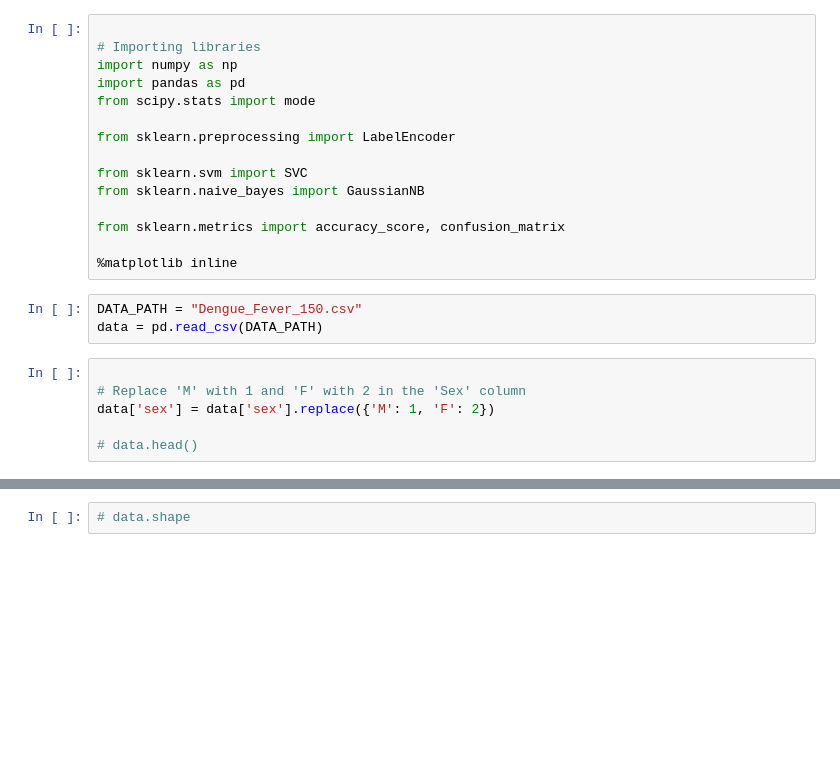
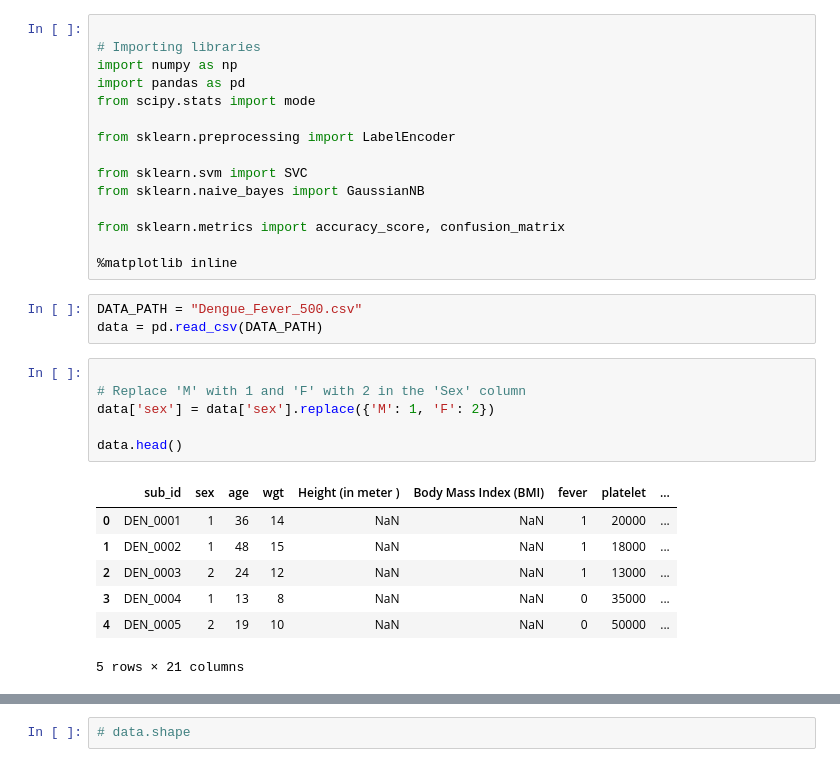
Before and after one commit to BiproBhowmik/MIT_2nd_sem_pro_tested_code, a Jupyter notebook: childDises/code.ipynb, the cells around one changed output, grey strips where cells are left out. Saved outputs shown, nothing was run; the diff lists cells and outputs as text; blank space fills up the shorter version.

```diff
--- a/childDises/code.ipynb
+++ b/childDises/code.ipynb
@@ -14,11 +14,19 @@ from sklearn.metrics import accuracy_score, confusion_matrix
 
 %matplotlib inline
 # %%
-DATA_PATH = "Dengue_Fever_150.csv"
+DATA_PATH = "Dengue_Fever_500.csv"
 data = pd.read_csv(DATA_PATH)
 # %%
 
 # Replace 'M' with 1 and 'F' with 2 in the 'Sex' column
 data['sex'] = data['sex'].replace({'M': 1, 'F': 2})
 
-# data.head()
+data.head()
+# %% [output]
+|  | sub_id | sex | age | wgt | Height (in meter ) | Body Mass Index (BMI) | fever | platelet | ... |
+| 0 | DEN_0001 | 1 | 36 | 14 | NaN | NaN | 1 | 20000 | ... |
+| 1 | DEN_0002 | 1 | 48 | 15 | NaN | NaN | 1 | 18000 | ... |
+| 2 | DEN_0003 | 2 | 24 | 12 | NaN | NaN | 1 | 13000 | ... |
+| 3 | DEN_0004 | 1 | 13 | 8 | NaN | NaN | 0 | 35000 | ... |
+| 4 | DEN_0005 | 2 | 19 | 10 | NaN | NaN | 0 | 50000 | ... |
+5 rows × 21 columns
```
Also changed, not shown: parts of 24 cells of this notebook, 1 other file.
